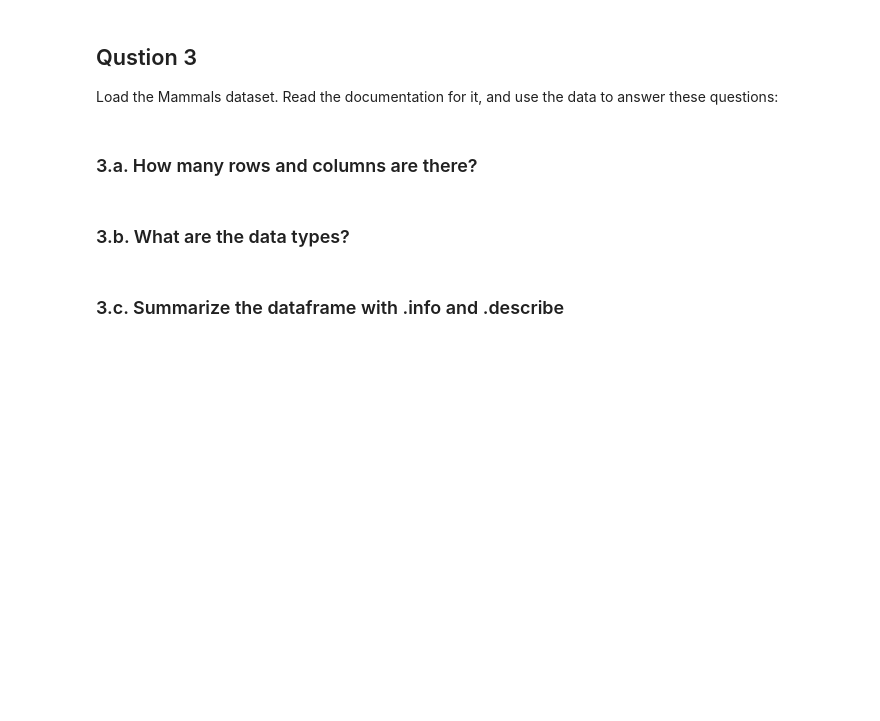
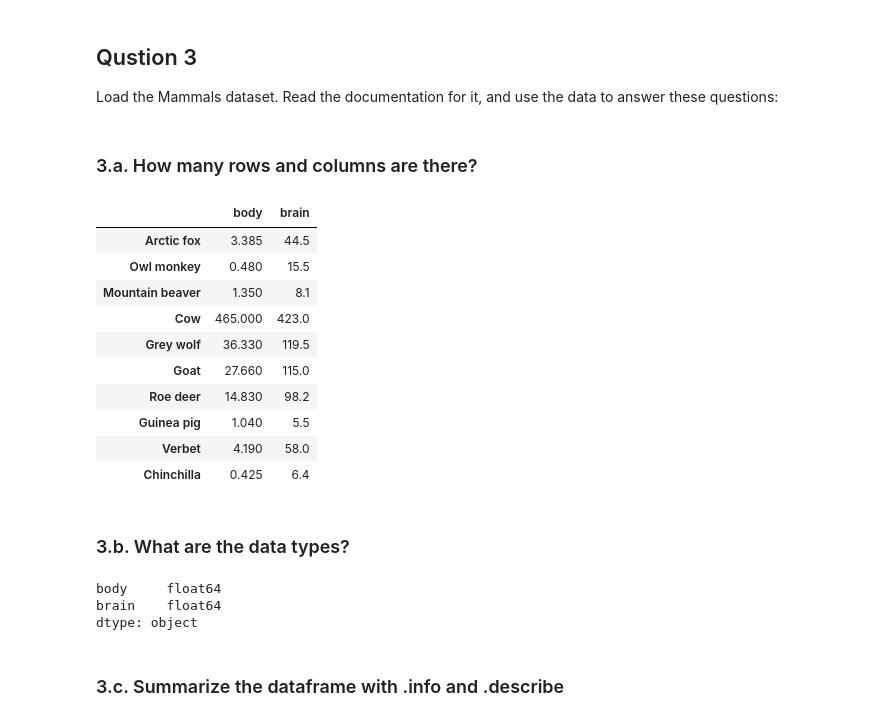
Before and after one commit to enduringwriter/numpy-pandas-visualization-exercises, a Jupyter notebook: dataframes.ipynb, the cells around one changed output. Saved outputs shown, nothing was run; the diff lists cells and outputs as text; code cells hidden in the pictures; blank space fills up the shorter version.

```diff
--- a/dataframes.ipynb
+++ b/dataframes.ipynb
@@ -348,7 +450,28 @@ mpg.mileage_difference.max()
 Load the Mammals dataset. Read the documentation for it, and use the data to answer these questions:
 # %% [markdown]
 ### 3.a. How many rows and columns are there?
+# %%
+mam = data('mammals')
+mam.head(10)
+# %% [output]
+|  | body | brain |
+| Arctic fox | 3.385 | 44.5 |
+| Owl monkey | 0.480 | 15.5 |
+| Mountain beaver | 1.350 | 8.1 |
+| Cow | 465.000 | 423.0 |
+| Grey wolf | 36.330 | 119.5 |
+| Goat | 27.660 | 115.0 |
+| Roe deer | 14.830 | 98.2 |
+| Guinea pig | 1.040 | 5.5 |
+| Verbet | 4.190 | 58.0 |
+| Chinchilla | 0.425 | 6.4 |
 # %% [markdown]
 ### 3.b. What are the data types?
+# %%
+mam.dtypes
+# %% [output]
+body     float64
+brain    float64
+dtype: object
 # %% [markdown]
 ### 3.c. Summarize the dataframe with .info and .describe
```
Also changed, not shown: parts of 13 cells of this notebook.
